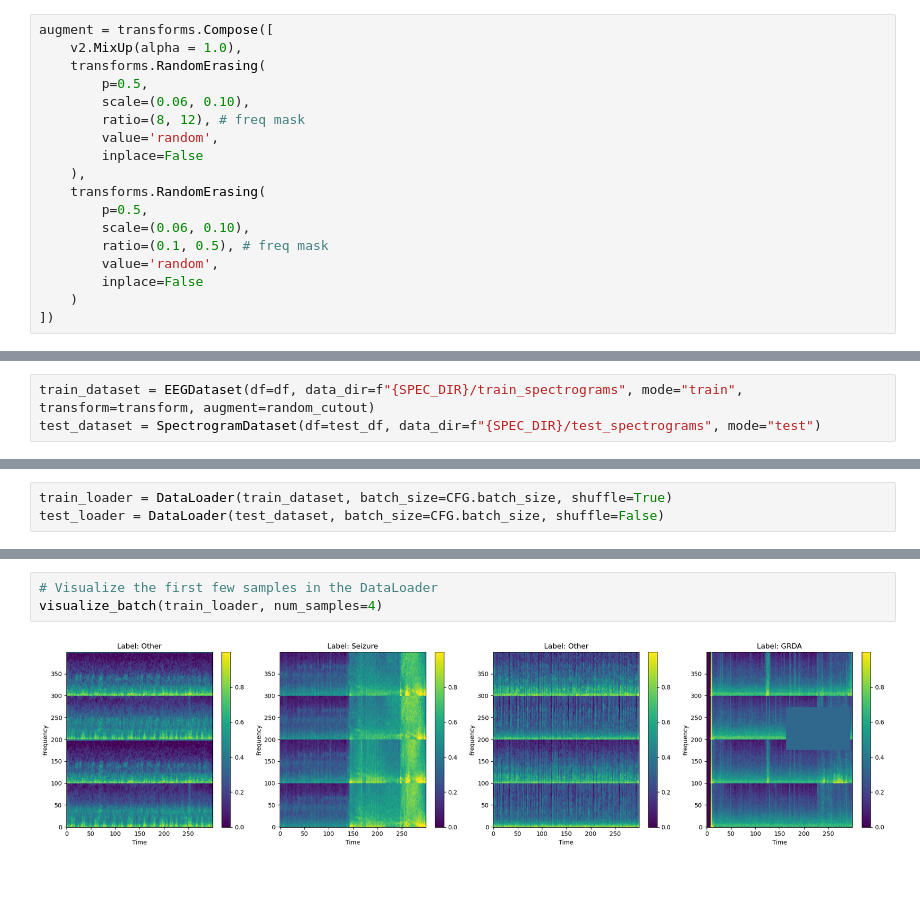
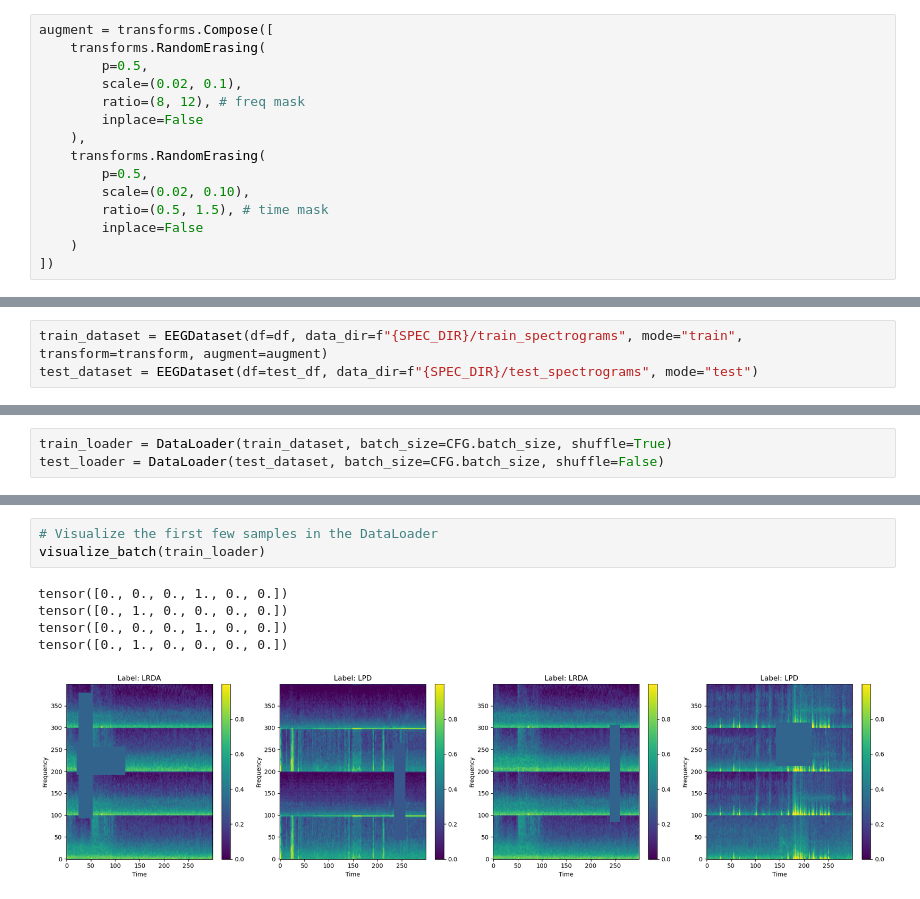
Before and after one commit to sumkawa/icu-lstm, a Jupyter notebook: notebooks/01_data_exploration.ipynb, the cells around one changed output, grey strips where cells are left out. Cells and saved outputs as stored; diff of their text form.

Commit message:
Dataset +  Configs

```diff
--- a/notebooks/01_data_exploration.ipynb
+++ b/notebooks/01_data_exploration.ipynb
@@ -267,27 +278,24 @@ transform = transforms.Compose([
 from torchvision.transforms import v2
 # %%
 augment = transforms.Compose([
-    v2.MixUp(alpha = 1.0),
     transforms.RandomErasing(
         p=0.5,
-        scale=(0.06, 0.10),
+        scale=(0.02, 0.1),
         ratio=(8, 12), # freq mask
-        value='random',
         inplace=False
     ),
     transforms.RandomErasing(
         p=0.5,
-        scale=(0.06, 0.10),
-        ratio=(0.1, 0.5), # freq mask
-        value='random',
+        scale=(0.02, 0.10),
+        ratio=(0.5, 1.5), # time mask
         inplace=False
     )
 ])
 # %% [markdown]
 ## Init. Train, Test Datasets + DataLoaders
 # %%
-train_dataset = EEGDataset(df=df, data_dir=f"{SPEC_DIR}/train_spectrograms", mode="train", transform=transform, augment=random_cutout)
-test_dataset = SpectrogramDataset(df=test_df, data_dir=f"{SPEC_DIR}/test_spectrograms", mode="test")
+train_dataset = EEGDataset(df=df, data_dir=f"{SPEC_DIR}/train_spectrograms", mode="train", transform=transform, augment=augment)
+test_dataset = EEGDataset(df=test_df, data_dir=f"{SPEC_DIR}/test_spectrograms", mode="test")
 # %%
 from torch.utils.data import DataLoader
 # %%
@@ -325,6 +339,10 @@ def visualize_batch(data_loader, num_samples=4):
         break
 # %%
 # Visualize the first few samples in the DataLoader
-visualize_batch(train_loader, num_samples=4)
+visualize_batch(train_loader)
 # %% [output]
+tensor([0., 0., 0., 1., 0., 0.])
+tensor([0., 1., 0., 0., 0., 0.])
+tensor([0., 0., 0., 1., 0., 0.])
+tensor([0., 1., 0., 0., 0., 0.])
-[figure, old version]
+[figure, new version]
```
Also changed, not shown: parts of 5 cells of this notebook, 4 other files.
